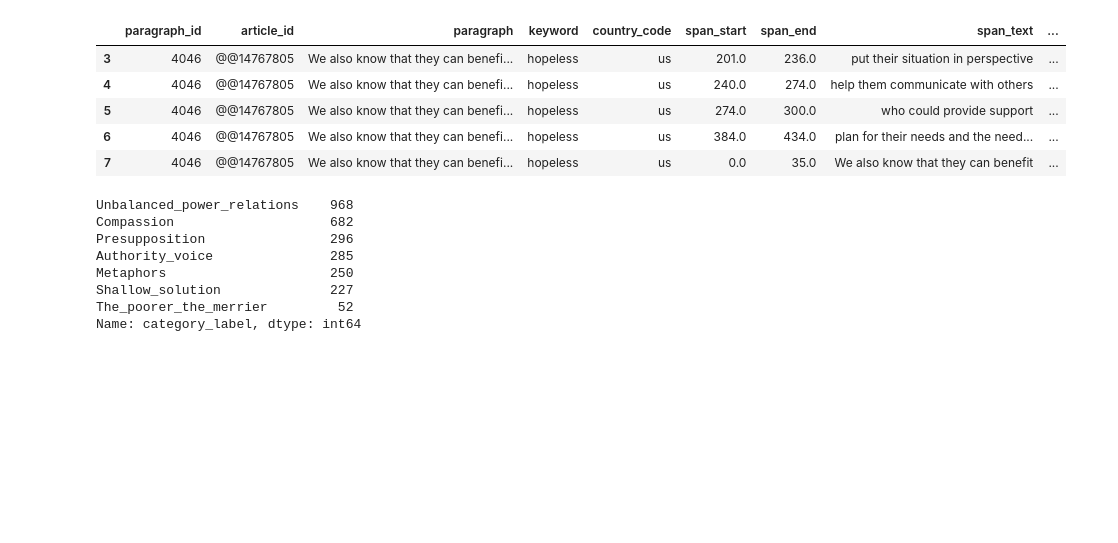
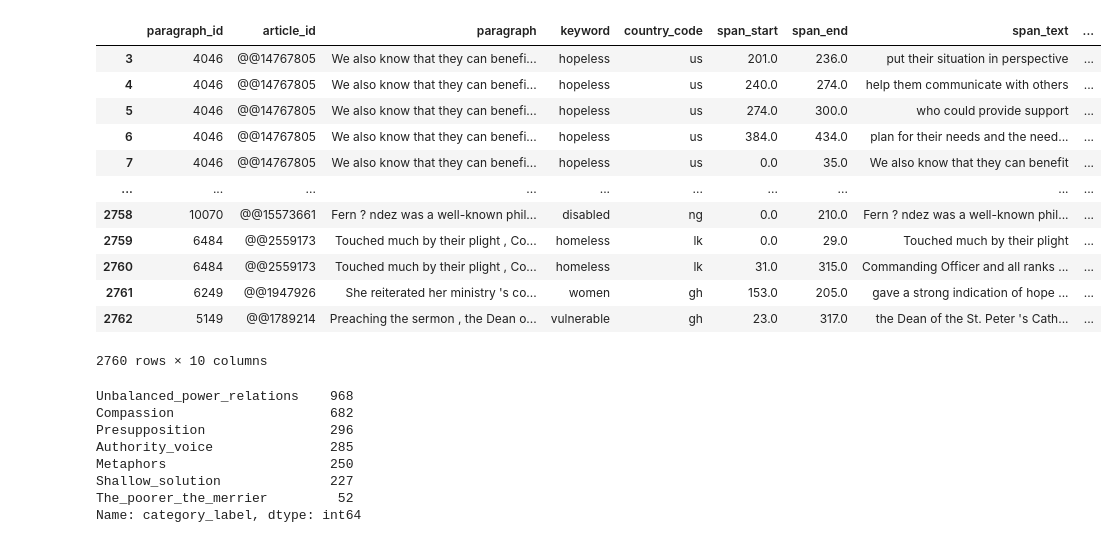
Before and after one commit to Abhi-020/PCL, a Jupyter notebook: NOTEBOOK/Task_2.ipynb, the cells around one changed output. Drawn from its saved outputs; the diff is of its cells as text; code cells hidden in the pictures; blank space fills up the shorter version.

Commit message:
added task2 labels

```diff
--- a/NOTEBOOK/Task_2.ipynb
+++ b/NOTEBOOK/Task_2.ipynb
@@ -4,14 +8,21 @@ import numpy as np
 # %%
-df = pd.read_csv('../Data/task_2.tsv', sep = '\t', names=['paragraph_id','article_id','paragraph', 'keyword','country_code','span_start','span_end','span_text','category_label',  'number_of_annotators_agreeing_on_that_label'] ).iloc[3:,:]
+df = pd.read_csv('/home/amansinha/PCL/Data/Task_2.tsv', sep = '\t', names=['paragraph_id','article_id','paragraph', 'keyword','country_code','span_start','span_end','span_text','category_label',  'number_of_annotators_agreeing_on_that_label'] ).iloc[3:,:]
 # %%
-df.head()
+df
 # %% [output]
 |  | paragraph_id | article_id | paragraph | keyword | country_code | span_start | span_end | span_text | ... |
 | 3 | 4046 | @@14767805 | We also know that they can benefi... | hopeless | us | 201.0 | 236.0 | put their situation in perspective | ... |
 | 4 | 4046 | @@14767805 | We also know that they can benefi... | hopeless | us | 240.0 | 274.0 | help them communicate with others | ... |
 | 5 | 4046 | @@14767805 | We also know that they can benefi... | hopeless | us | 274.0 | 300.0 | who could provide support | ... |
 | 6 | 4046 | @@14767805 | We also know that they can benefi... | hopeless | us | 384.0 | 434.0 | plan for their needs and the need... | ... |
 | 7 | 4046 | @@14767805 | We also know that they can benefi... | hopeless | us | 0.0 | 35.0 | We also know that they can benefit | ... |
+| ... | ... | ... | ... | ... | ... | ... | ... | ... | ... |
+| 2758 | 10070 | @@15573661 | Fern ? ndez was a well-known phil... | disabled | ng | 0.0 | 210.0 | Fern ? ndez was a well-known phil... | ... |
+| 2759 | 6484 | @@2559173 | Touched much by their plight , Co... | homeless | lk | 0.0 | 29.0 | Touched much by their plight | ... |
+| 2760 | 6484 | @@2559173 | Touched much by their plight , Co... | homeless | lk | 31.0 | 315.0 | Commanding Officer and all ranks ... | ... |
+| 2761 | 6249 | @@1947926 | She reiterated her ministry 's co... | women | gh | 153.0 | 205.0 | gave a strong indication of hope ... | ... |
+| 2762 | 5149 | @@1789214 | Preaching the sermon , the Dean o... | vulnerable | gh | 23.0 | 317.0 | the Dean of the St. Peter 's Cath... | ... |
+2760 rows × 10 columns
 # %%
 df['category_label'].value_counts()
 # %% [output]
```
Also changed, not shown: parts of 5 cells of this notebook, 1 other file.
